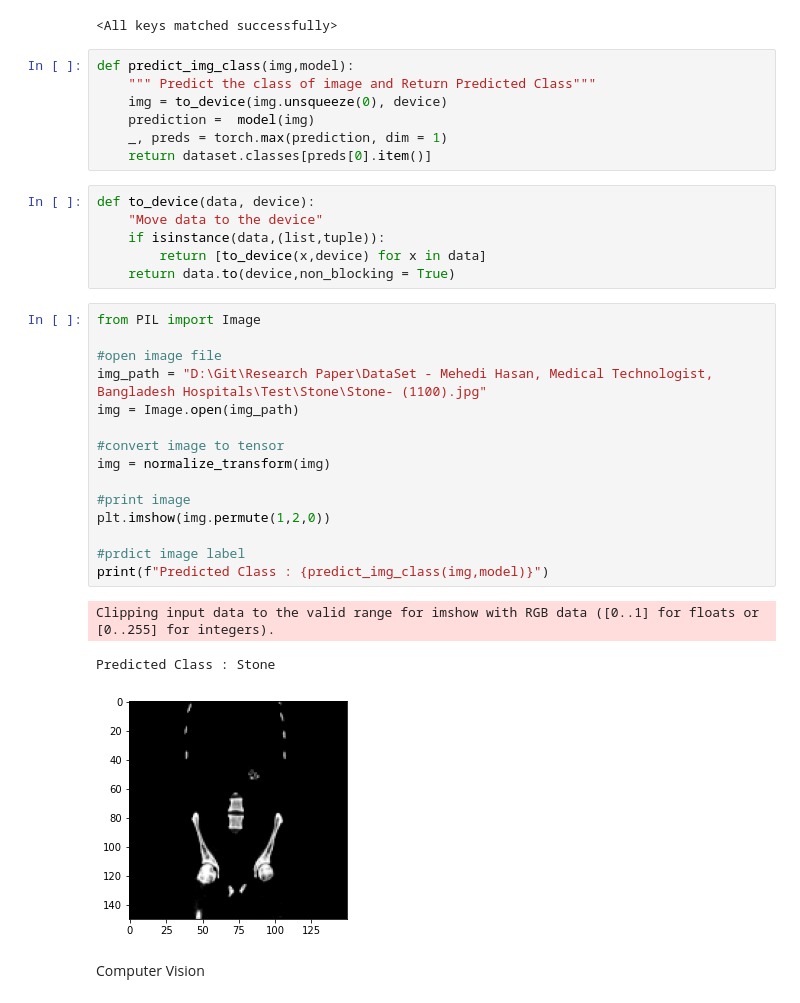
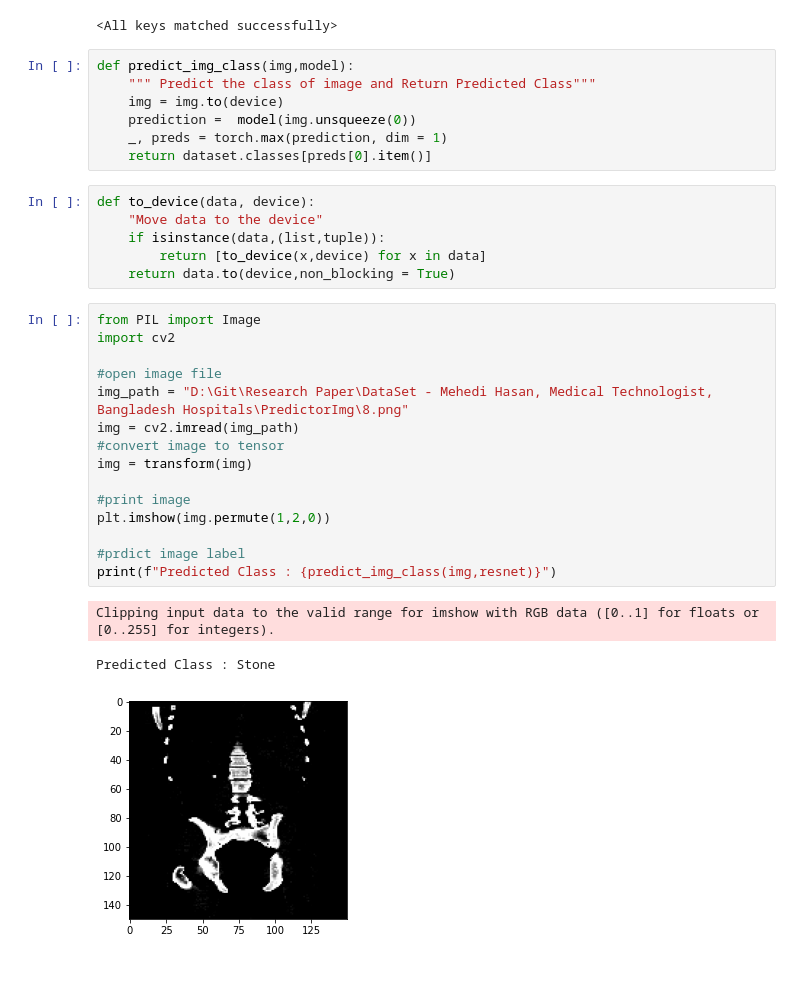
Before and after one commit to DeusLicht/Research_Project, a Jupyter notebook: Project.ipynb, the cells around one changed output. Saved outputs shown, nothing was run; the diff lists cells and outputs as text; blank space fills up the shorter version.

```diff
--- a/Project.ipynb
+++ b/Project.ipynb
@@ -270,8 +272,8 @@ resnet.load_state_dict(loaded_dict)
 # %%
 def predict_img_class(img,model):
     """ Predict the class of image and Return Predicted Class"""
-    img = to_device(img.unsqueeze(0), device)
-    prediction =  model(img)
+    img = img.to(device)
+    prediction =  model(img.unsqueeze(0))
     _, preds = torch.max(prediction, dim = 1)
     return dataset.classes[preds[0].item()]
 # %%
@@ -282,22 +284,20 @@ def to_device(data, device):
     return data.to(device,non_blocking = True)
 # %%
 from PIL import Image
+import cv2
 
 #open image file
-img_path = "D:\Git\Research Paper\DataSet - Mehedi Hasan, Medical Technologist, Bangladesh Hospitals\Test\Stone\Stone- (1100).jpg"
-img = Image.open(img_path)
-
+img_path = "D:\Git\Research Paper\DataSet - Mehedi Hasan, Medical Technologist, Bangladesh Hospitals\PredictorImg\8.png"
+img = cv2.imread(img_path)
 #convert image to tensor
-img = normalize_transform(img)
+img = transform(img)
 
 #print image
 plt.imshow(img.permute(1,2,0))
 
 #prdict image label
-print(f"Predicted Class : {predict_img_class(img,model)}")
+print(f"Predicted Class : {predict_img_class(img,resnet)}")
 # %% [output]
 Clipping input data to the valid range for imshow with RGB data ([0..1] for floats or [0..255] for integers).
 Predicted Class : Stone
-[figure, old version]
+[figure, new version]
-# %% [markdown]
-Computer Vision
```
Also changed, not shown: parts of 36 cells of this notebook.
